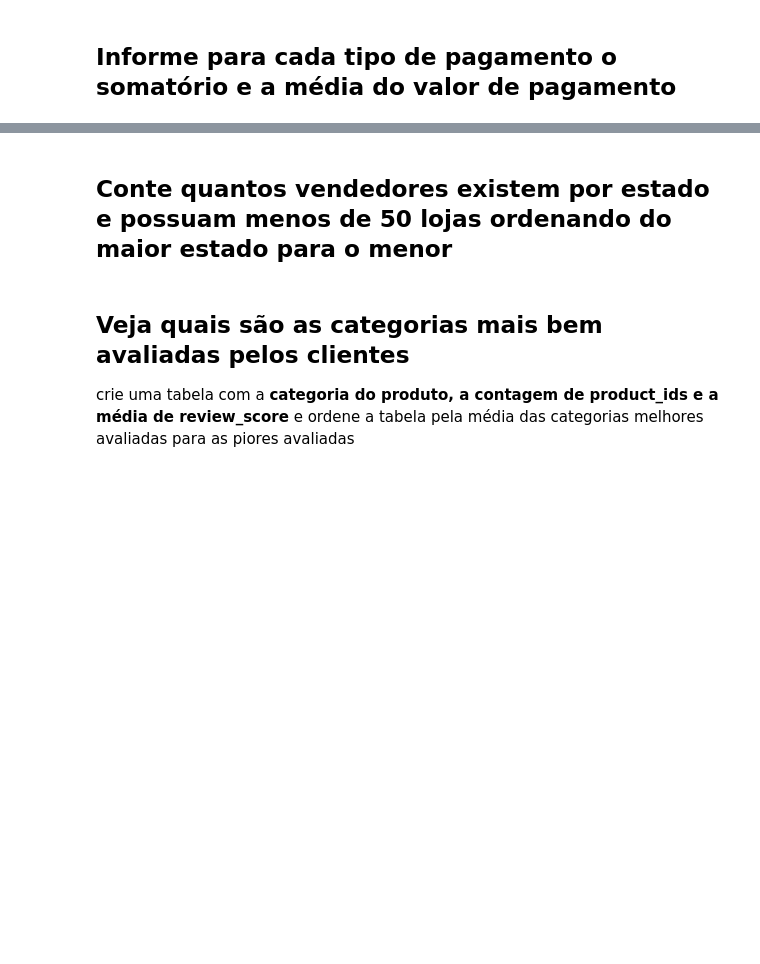
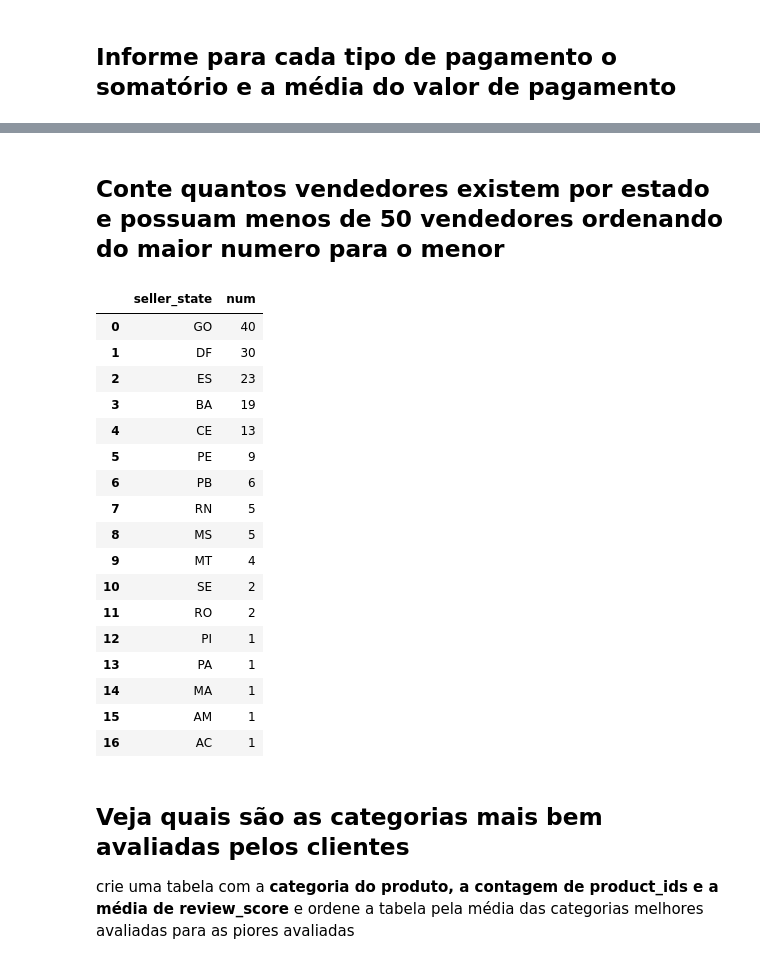
Before and after one commit to ossamum/aulas-mesttra, a Jupyter notebook: SQL/Aula 04 - SQL - Exercícios.ipynb, the cells around one changed output, grey strips where cells are left out. Cells and saved outputs as stored; diff of their text form; code cells hidden in the pictures; blank space fills up the shorter version.

```diff
--- a/SQL/Aula 04 - SQL - Exercícios.ipynb
+++ b/SQL/Aula 04 - SQL - Exercícios.ipynb
@@ -276,5 +344,33 @@ df['geolocation_city'].unique().tolist()
 # %% [markdown]
-## Conte quantos vendedores existem por estado e possuam menos de 50 lojas ordenando do maior estado para o menor
+## Conte quantos vendedores existem por estado e possuam menos de 50 vendedores ordenando do maior numero para o menor
+# %%
+query = '''
+    SELECT seller_state, COUNT(*) AS num
+    FROM Sellers
+    GROUP BY seller_state
+    HAVING num < 50
+    ORDER BY num DESC
+'''
+pd.read_sql(query, con)
+# %% [output]
+|  | seller_state | num |
+| 0 | GO | 40 |
+| 1 | DF | 30 |
+| 2 | ES | 23 |
+| 3 | BA | 19 |
+| 4 | CE | 13 |
+| 5 | PE | 9 |
+| 6 | PB | 6 |
+| 7 | RN | 5 |
+| 8 | MS | 5 |
+| 9 | MT | 4 |
+| 10 | SE | 2 |
+| 11 | RO | 2 |
+| 12 | PI | 1 |
+| 13 | PA | 1 |
+| 14 | MA | 1 |
+| 15 | AM | 1 |
+| 16 | AC | 1 |
 # %% [markdown]
 ## Veja quais são as categorias mais bem avaliadas pelos clientes
 
```
Also changed, not shown: parts of 25 cells of this notebook.
